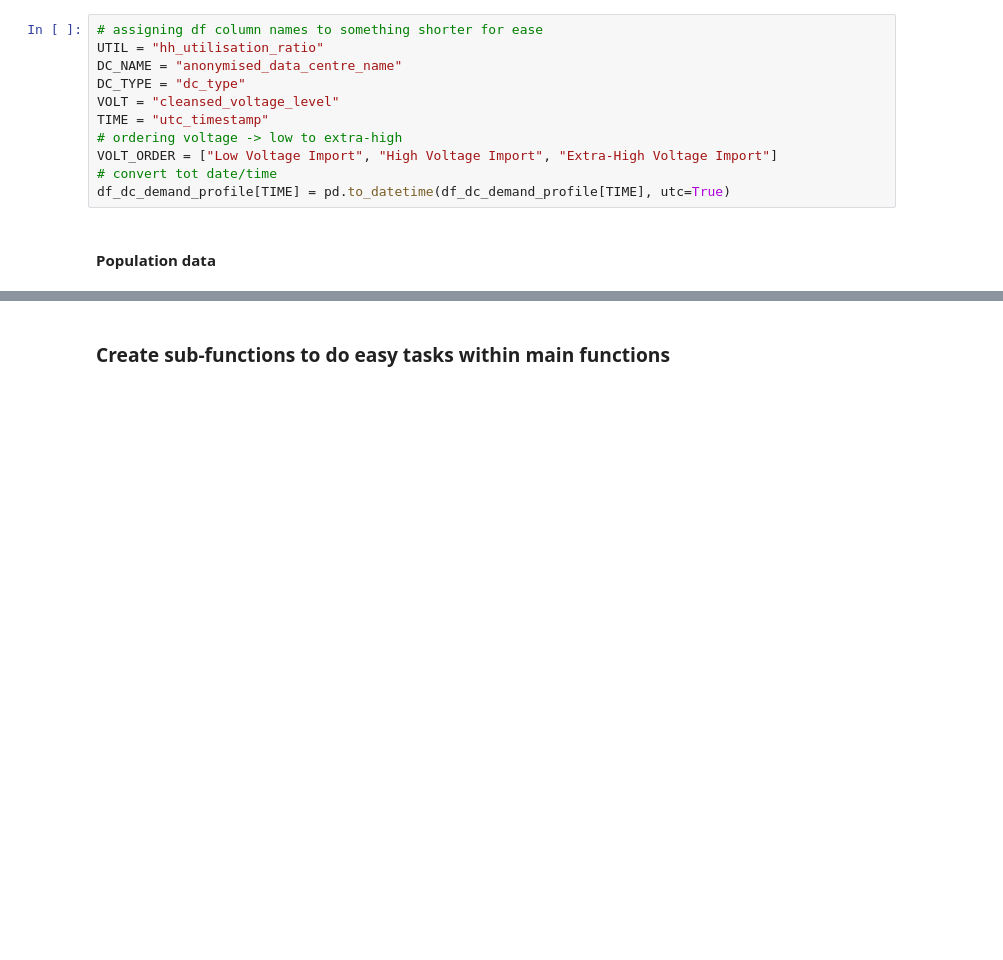
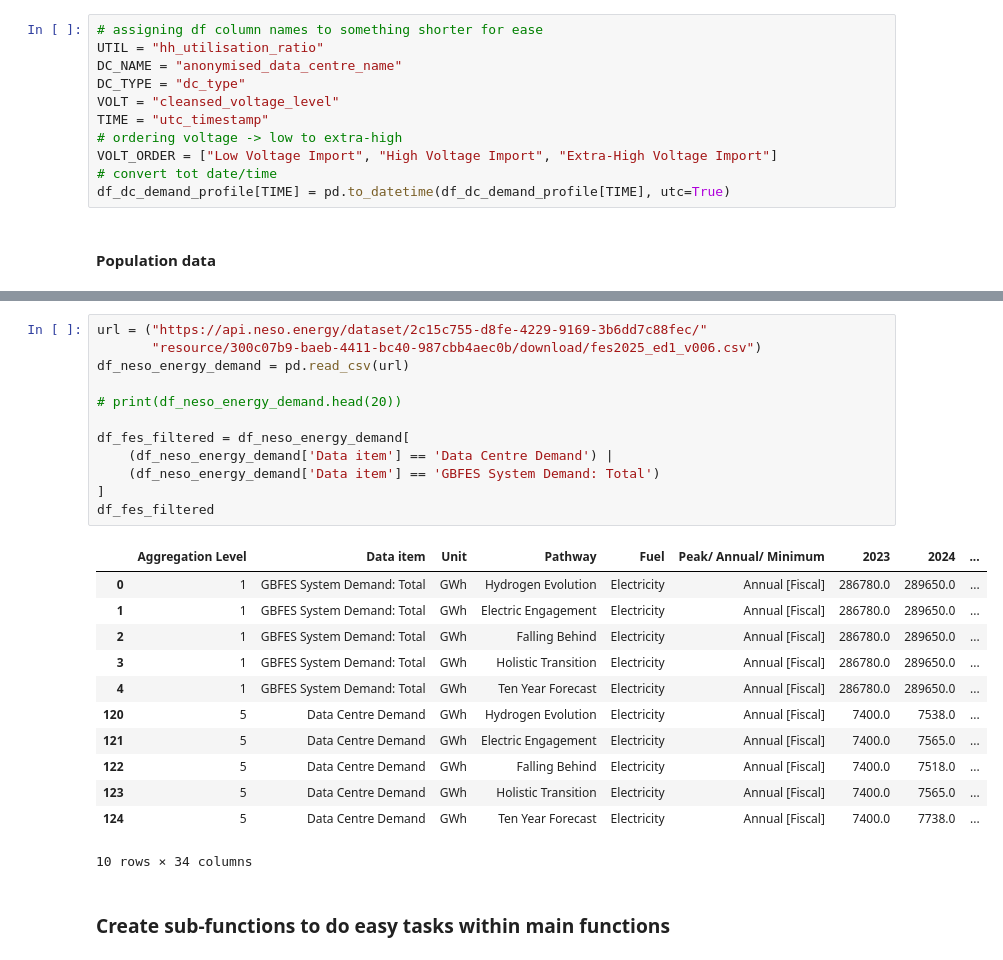
Before and after one commit to marta-uoe/PyPSA-GB-datacentres, a Jupyter notebook: notebooks/Martas_tests.ipynb, the cells around one changed output, grey strips where cells are left out. Cells and saved outputs as stored; diff of their text form; blank space fills up the shorter version.

Commit message:
fes data and get_demand updates

```diff
--- a/notebooks/Martas_tests.ipynb
+++ b/notebooks/Martas_tests.ipynb
@@ -333,3 +332,28 @@ df_population.head()
+# %%
+url = ("https://api.neso.energy/dataset/2c15c755-d8fe-4229-9169-3b6dd7c88fec/"
+       "resource/300c07b9-baeb-4411-bc40-987cbb4aec0b/download/fes2025_ed1_v006.csv")
+df_neso_energy_demand = pd.read_csv(url)
+
+# print(df_neso_energy_demand.head(20))
+
+df_fes_filtered = df_neso_energy_demand[
+    (df_neso_energy_demand['Data item'] == 'Data Centre Demand') |
+    (df_neso_energy_demand['Data item'] == 'GBFES System Demand: Total')
+]
+df_fes_filtered
+# %% [output]
+|  | Aggregation Level | Data item | Unit | Pathway | Fuel | Peak/ Annual/ Minimum | 2023 | 2024 | ... |
+| 0 | 1 | GBFES System Demand: Total | GWh | Hydrogen Evolution | Electricity | Annual [Fiscal] | 286780.0 | 289650.0 | ... |
+| 1 | 1 | GBFES System Demand: Total | GWh | Electric Engagement | Electricity | Annual [Fiscal] | 286780.0 | 289650.0 | ... |
+| 2 | 1 | GBFES System Demand: Total | GWh | Falling Behind | Electricity | Annual [Fiscal] | 286780.0 | 289650.0 | ... |
+| 3 | 1 | GBFES System Demand: Total | GWh | Holistic Transition | Electricity | Annual [Fiscal] | 286780.0 | 289650.0 | ... |
+| 4 | 1 | GBFES System Demand: Total | GWh | Ten Year Forecast | Electricity | Annual [Fiscal] | 286780.0 | 289650.0 | ... |
+| 120 | 5 | Data Centre Demand | GWh | Hydrogen Evolution | Electricity | Annual [Fiscal] | 7400.0 | 7538.0 | ... |
+| 121 | 5 | Data Centre Demand | GWh | Electric Engagement | Electricity | Annual [Fiscal] | 7400.0 | 7565.0 | ... |
+| 122 | 5 | Data Centre Demand | GWh | Falling Behind | Electricity | Annual [Fiscal] | 7400.0 | 7518.0 | ... |
+| 123 | 5 | Data Centre Demand | GWh | Holistic Transition | Electricity | Annual [Fiscal] | 7400.0 | 7565.0 | ... |
+| 124 | 5 | Data Centre Demand | GWh | Ten Year Forecast | Electricity | Annual [Fiscal] | 7400.0 | 7738.0 | ... |
+10 rows × 34 columns
 # %% [markdown]
 ### Create sub-functions to do easy tasks within main functions
 # %%
```
Also changed, not shown: parts of 6 cells of this notebook, 8 other files.
